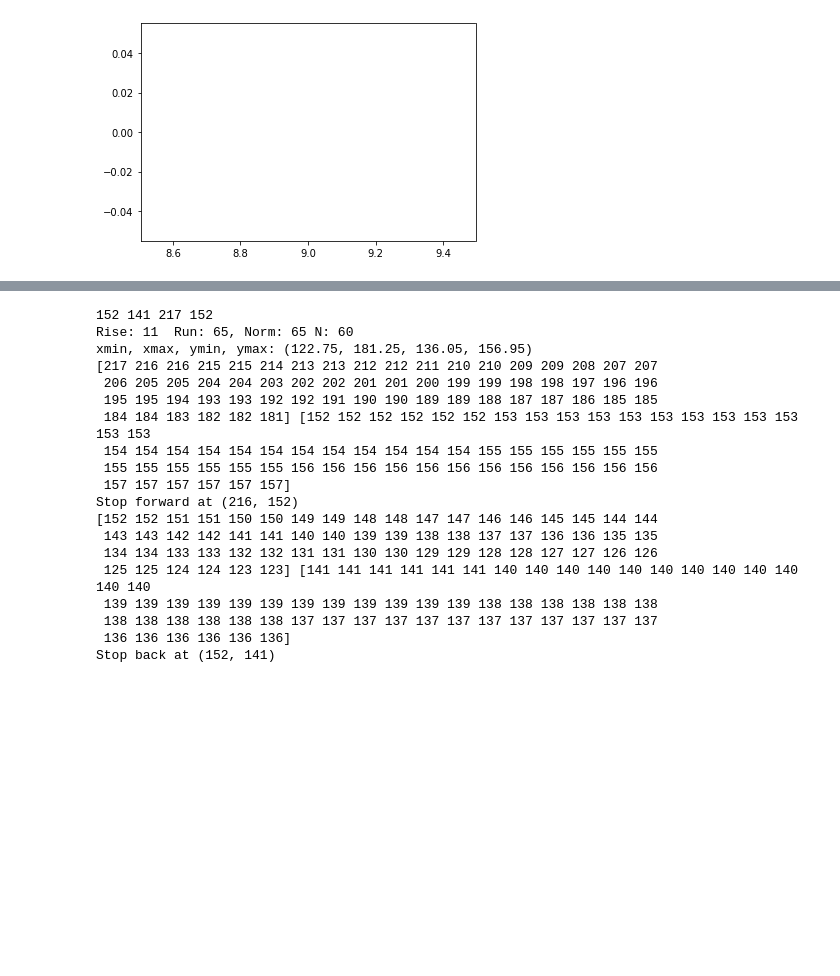
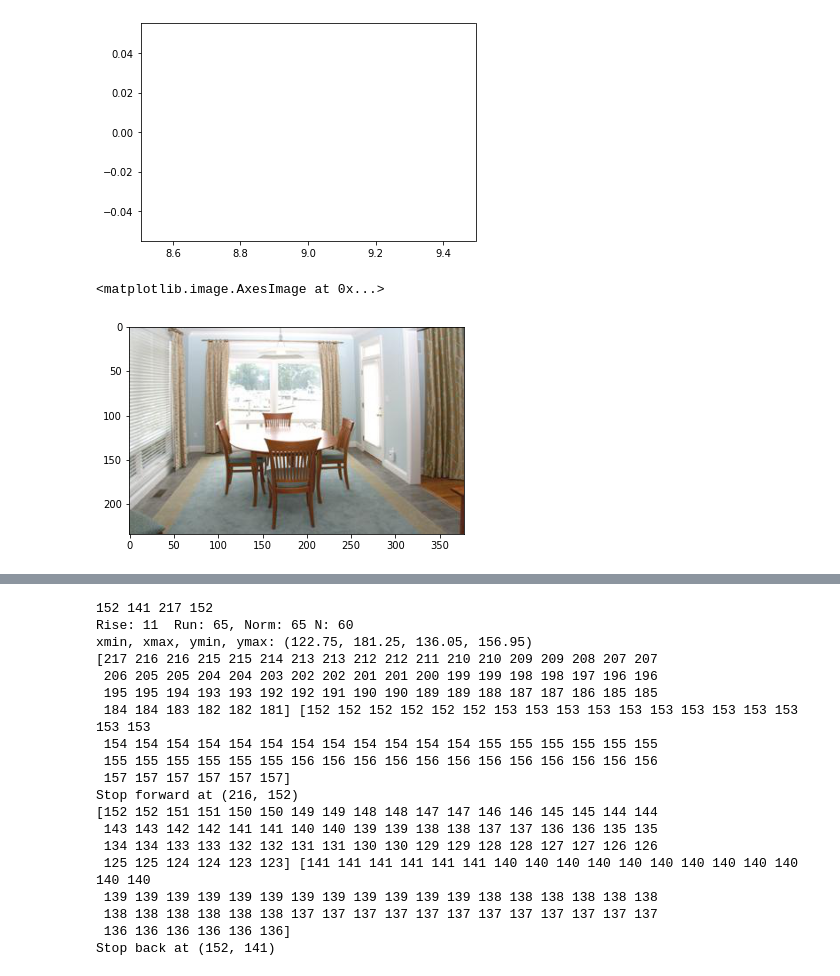
Before and after one commit to mosdragon/Mask_RCNN, a Jupyter notebook: samples/ade20k_coco/line_fitting.ipynb, the cells around one changed output, grey strips where cells are left out. Saved outputs shown, nothing was run; the diff lists cells and outputs as text; code cells hidden in the pictures; blank space fills up the shorter version.

```diff
--- a/samples/ade20k_coco/line_fitting.ipynb
+++ b/samples/ade20k_coco/line_fitting.ipynb
@@ -712,3 +1008,8 @@ for i in np.arange(1, N):
 
 debug("start: ({}, {})    end: ({}, {})".format(start_x, start_y, fin_x, fin_y))
 plt.imshow(extend_edge==2)
+# %%
+plt.imshow(img)
+# %% [output]
+<matplotlib.image.AxesImage at 0x...>
+[figure, added]
```
Also changed, not shown: parts of 20 cells of this notebook, 10 other files.
